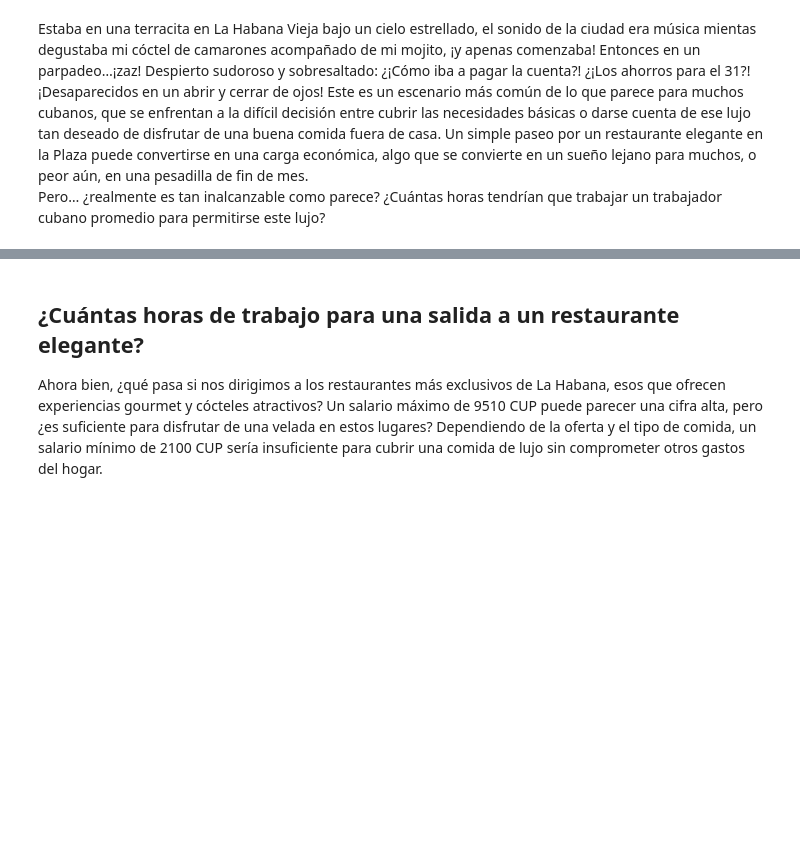
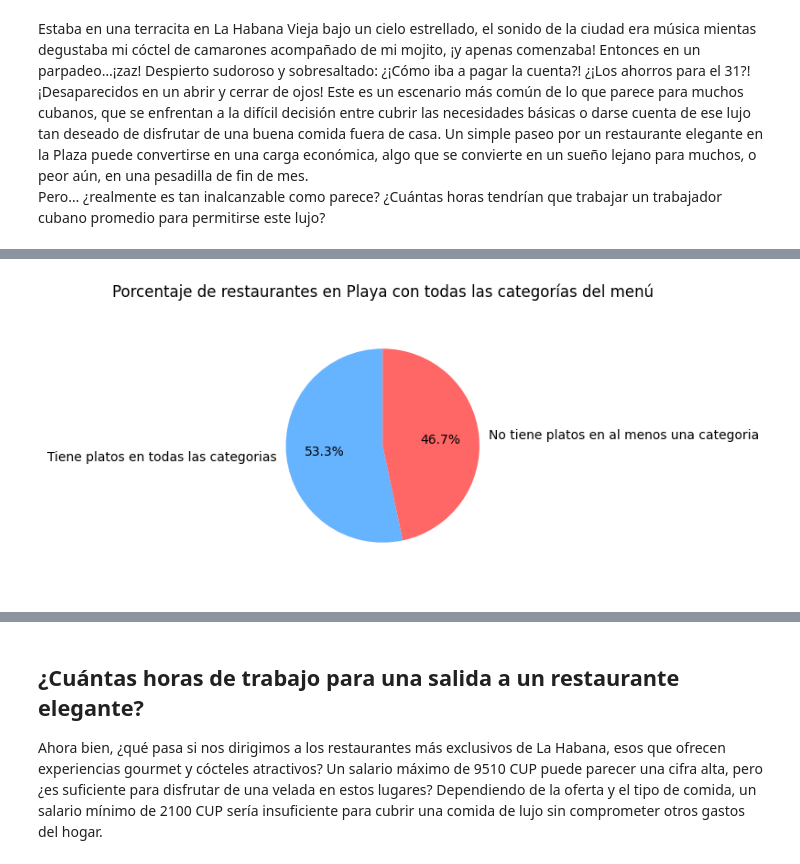
Before and after one commit to angie-rosquet/PROYECTEO-PRO-ICD, a Jupyter notebook: Un_Lujo_Para_El_Paladar.ipynb, the cells around one changed output, grey strips where cells are left out. Saved outputs shown, nothing was run; the diff lists cells and outputs as text; code cells hidden in the pictures; blank space fills up the shorter version.

```diff
--- a/Un_Lujo_Para_El_Paladar.ipynb
+++ b/Un_Lujo_Para_El_Paladar.ipynb
@@ -80,3 +23,0 @@ print(bp.load_for_municipality(municipio))
-# %%
-import biblioteca_propia as bp
-dataframe = bp.load_all(bp.route_municipality)
@@ -82,0 +26,3 @@ dataframe = bp.load_all(bp.route_municipality)
+# %%
+df = bp.load_df(bp.route_municipalities)
+df
@@ -82,0 +130,5 @@ dataframe = bp.load_all(bp.route_municipality)
+# %%
+filtred = bp.filter_restaurant("Playa")
+bp.plot_menu_categories_pie_chart(filtred, "Playa")
+# %% [output]
+[figure, added]
```
Also changed, not shown: parts of 58 cells of this notebook, 34 other files.
